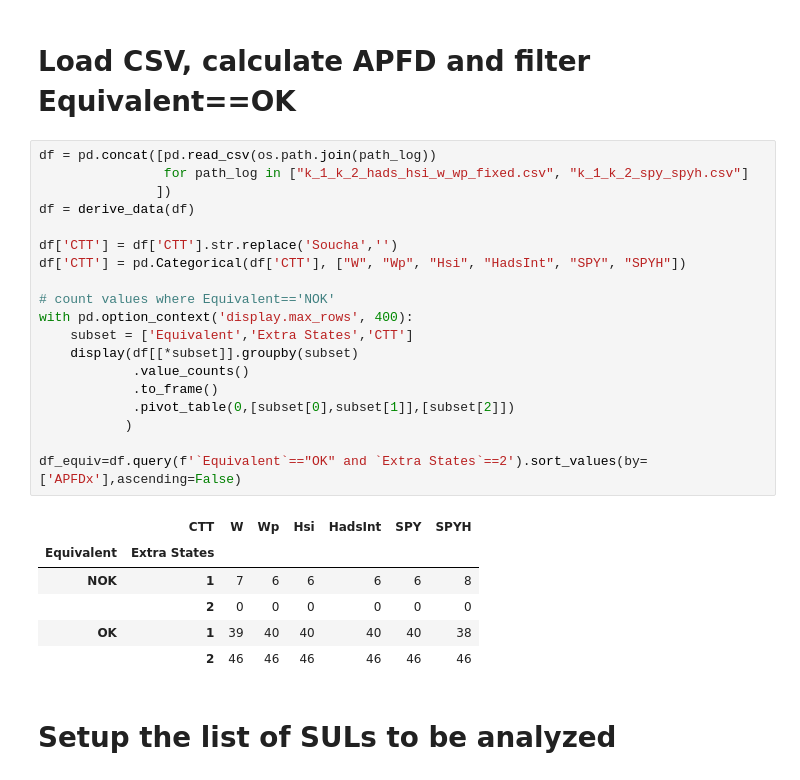
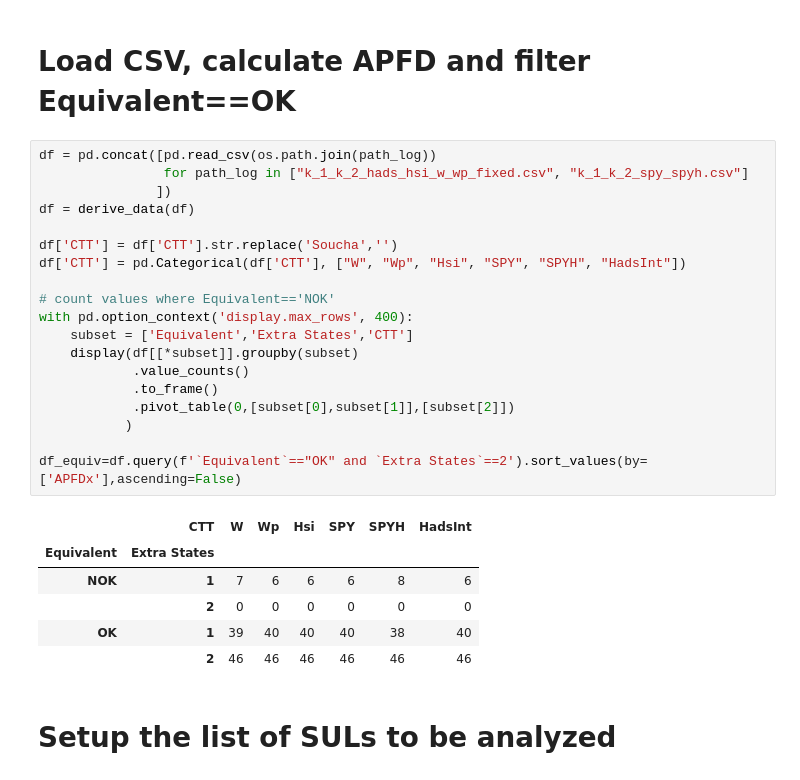
Before and after one commit to warfareonly/cttlearn, a Jupyter notebook: analysis/analysis_fixed.ipynb, the cells around one changed output. Saved outputs shown, nothing was run; the diff lists cells and outputs as text.

```diff
--- a/analysis/analysis_fixed.ipynb
+++ b/analysis/analysis_fixed.ipynb
@@ -20,28 +20,28 @@ from utils import derive_data
 # %%
 df = pd.concat([pd.read_csv(os.path.join(path_log))
                 for path_log in ["k_1_k_2_hads_hsi_w_wp_fixed.csv", "k_1_k_2_spy_spyh.csv"]
                ])
 df = derive_data(df)
 
 df['CTT'] = df['CTT'].str.replace('Soucha','')
-df['CTT'] = pd.Categorical(df['CTT'], ["W", "Wp", "Hsi", "HadsInt", "SPY", "SPYH"])
+df['CTT'] = pd.Categorical(df['CTT'], ["W", "Wp", "Hsi", "SPY", "SPYH", "HadsInt"])
 
 # count values where Equivalent=='NOK'
 with pd.option_context('display.max_rows', 400):
     subset = ['Equivalent','Extra States','CTT']
     display(df[[*subset]].groupby(subset)
             .value_counts()
             .to_frame()
             .pivot_table(0,[subset[0],subset[1]],[subset[2]])
            )
 
 df_equiv=df.query(f'`Equivalent`=="OK" and `Extra States`==2').sort_values(by=['APFDx'],ascending=False)
 # %% [output]
-|  | CTT | W | Wp | Hsi | HadsInt | SPY | SPYH |
+|  | CTT | W | Wp | Hsi | SPY | SPYH | HadsInt |
 | Equivalent | Extra States |  |  |  |  |  |  |
-| NOK | 1 | 7 | 6 | 6 | 6 | 6 | 8 |
+| NOK | 1 | 7 | 6 | 6 | 6 | 8 | 6 |
 |  | 2 | 0 | 0 | 0 | 0 | 0 | 0 |
-| OK | 1 | 39 | 40 | 40 | 40 | 40 | 38 |
+| OK | 1 | 39 | 40 | 40 | 40 | 38 | 40 |
 |  | 2 | 46 | 46 | 46 | 46 | 46 | 46 |
 # %% [markdown]
 # Setup the list of SULs to be analyzed
```
Also changed, not shown: parts of 3 cells of this notebook.
